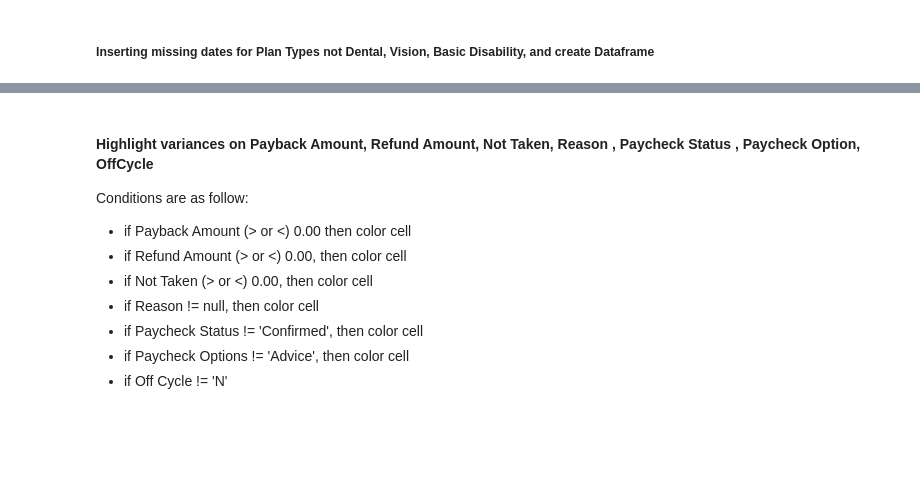
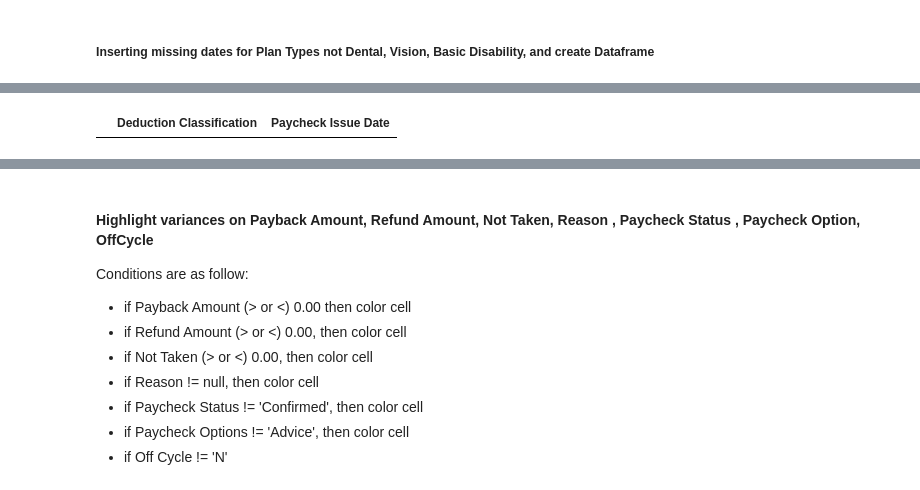
Before and after one commit to awidjaja1/RPA, a Jupyter notebook: Scripts/processing FIN001-report.ipynb, the cells around one changed output, grey strips where cells are left out. Saved outputs shown, nothing was run; the diff lists cells and outputs as text; code cells hidden in the pictures; blank space fills up the shorter version.

```diff
--- a/Scripts/processing FIN001-report.ipynb
+++ b/Scripts/processing FIN001-report.ipynb
@@ -238,0 +238,4 @@ missingDates
+# %%
+df[['Deduction Classification','Paycheck Issue Date']][(df['Is New Row']==True)&(df['Plan Type']=='Critical Illness - EE (+Ch)')]
+# %% [output]
+|  | Deduction Classification | Paycheck Issue Date |
```
Also changed, not shown: parts of 13 cells of this notebook, 12 other files.
